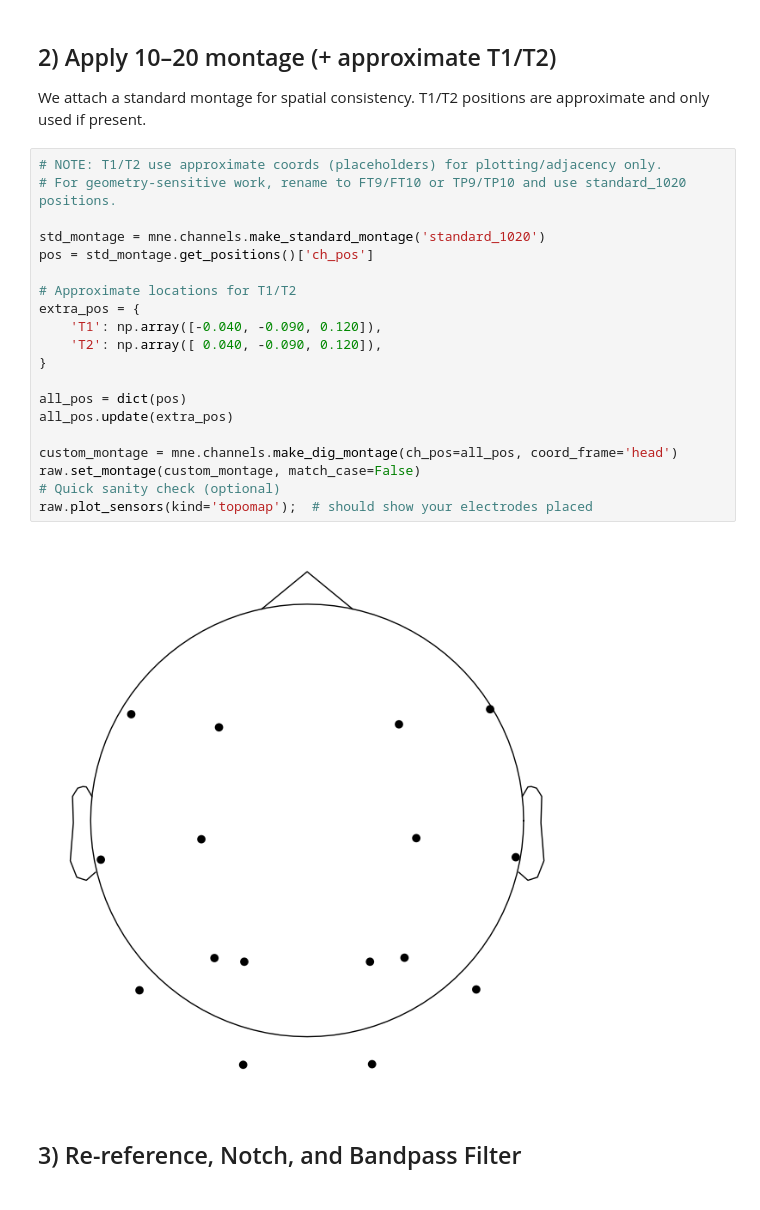
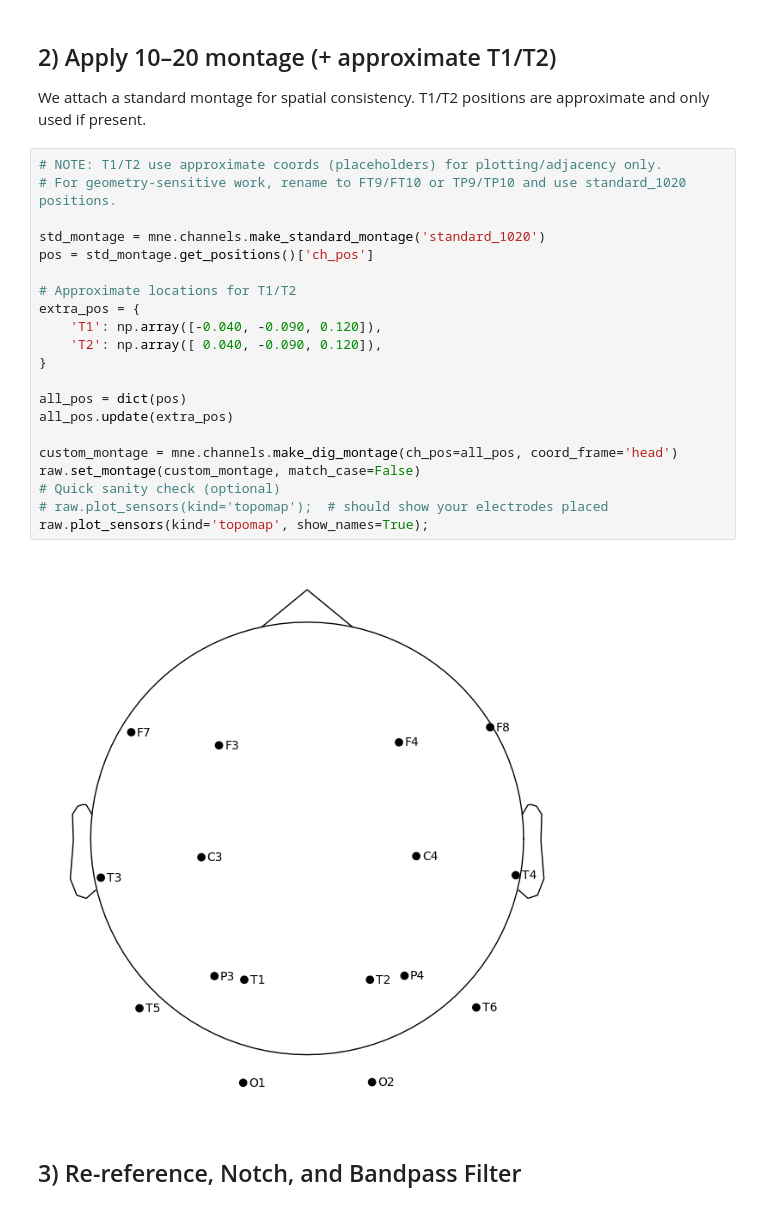
Before and after one commit to gbantouva/thesis-epilepsy-gnn, a Jupyter notebook: notebooks/preprocess_single_edf.ipynb, the cells around one changed output. Saved outputs shown, nothing was run; the diff lists cells and outputs as text.

```diff
--- a/notebooks/preprocess_single_edf.ipynb
+++ b/notebooks/preprocess_single_edf.ipynb
@@ -113,25 +145,26 @@ We attach a standard montage for spatial consistency. T1/T2 positions are approx
 # %%
 # NOTE: T1/T2 use approximate coords (placeholders) for plotting/adjacency only.
 # For geometry-sensitive work, rename to FT9/FT10 or TP9/TP10 and use standard_1020 positions.
 
 std_montage = mne.channels.make_standard_montage('standard_1020')
 pos = std_montage.get_positions()['ch_pos']
 
 # Approximate locations for T1/T2
 extra_pos = {
     'T1': np.array([-0.040, -0.090, 0.120]),
     'T2': np.array([ 0.040, -0.090, 0.120]),
 }
 
 all_pos = dict(pos)
 all_pos.update(extra_pos)
 
 custom_montage = mne.channels.make_dig_montage(ch_pos=all_pos, coord_frame='head')
 raw.set_montage(custom_montage, match_case=False)
 # Quick sanity check (optional)
-raw.plot_sensors(kind='topomap');  # should show your electrodes placed
+# raw.plot_sensors(kind='topomap');  # should show your electrodes placed
+raw.plot_sensors(kind='topomap', show_names=True);
 # %% [output]
-[figure, old version]
+[figure, new version]
 # %% [markdown]
 
 ## 3) Re-reference, Notch, and Bandpass Filter
```
Also changed, not shown: parts of 1 cell of this notebook.
